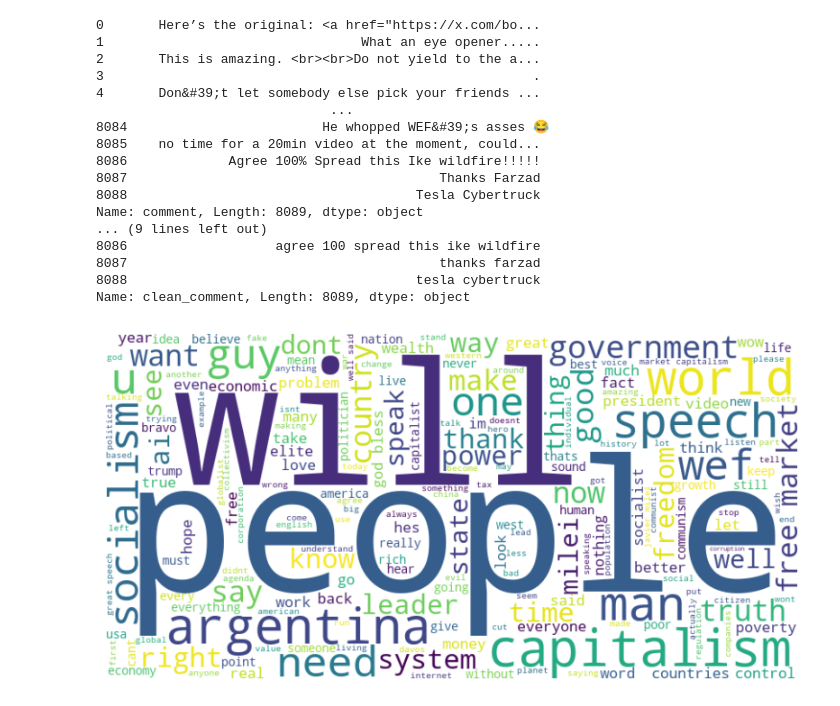
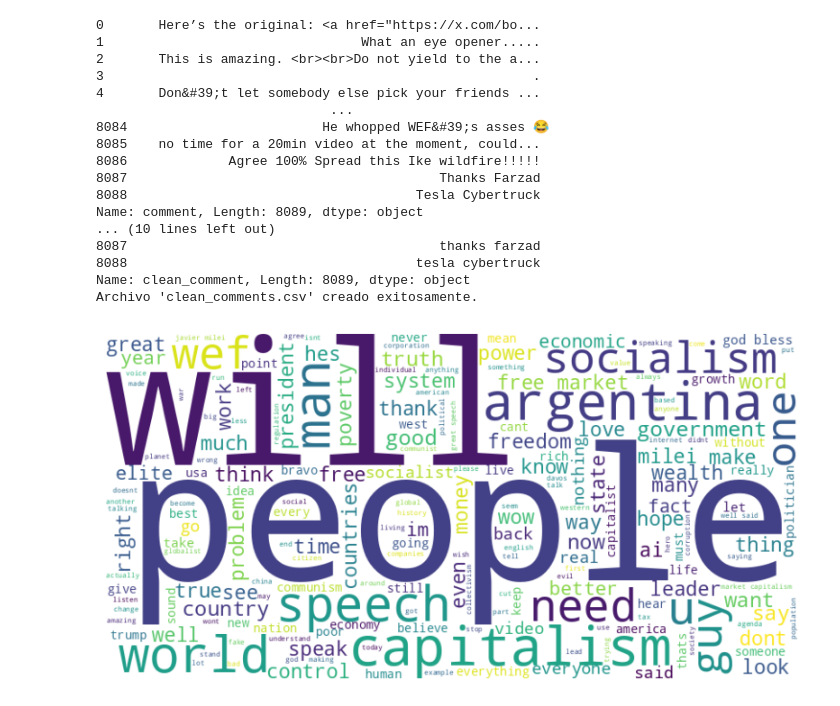
Before and after one commit to lukyferreiro/TPE-NLP, a Jupyter notebook: src/CloudOfWords.ipynb, the cells around one changed output. Saved outputs shown, nothing was run; the diff lists cells and outputs as text; code cells hidden in the pictures.

```diff
--- a/src/CloudOfWords.ipynb
+++ b/src/CloudOfWords.ipynb
@@ -32,7 +21,7 @@ import re
 import html
 
 # Leer el archivo CSV
-df = pd.read_csv("E:\ITBA\Electivas\Procesamiento de Lenguaje Natural\TPE-NLP\dataset\comments.csv")
+df = pd.read_csv("../dataset/comments.csv")
 
 # Convertir los valores de la columna 'comment' a cadenas de texto
 df['comment'] = df['comment'].astype(str)
@@ -55,44 +44,62 @@ def clean_comment(comment):
     comment = re.sub(r'[^\w\s]', '', comment)
     # Convertir a minúsculas
     comment = comment.lower()
+
+    # Retornar None si el comentario está vacío después de la limpieza
+    if comment == "" or len(comment) == 0 or comment == "nan" or re.match(r'^\s*$', comment):
+        return None
     return comment
 
 # Limpiar los comentarios
 df['clean_comment'] = df['comment'].apply(clean_comment)
 
+# Filtrar comentarios que no son None
+clean_comments = df['clean_comment'].dropna()
+
 print("-----------------------------------------------")
 print(df['clean_comment'])
 
 # Concatenar todos los comentarios en un solo string
-all_comments = " ".join(df['clean_comment'])
+all_comments = " ".join(clean_comments)
+
+# Guardar los comentarios limpios en un archivo CSV
+output_file_path = 'clean_comments.csv'
+clean_comments.to_csv(output_file_path, index=False)
+
+# Verificar que el archivo se haya creado
+try:
+    with open(output_file_path, 'r') as file:
+        print(f"Archivo '{output_file_path}' creado exitosamente.")
+except FileNotFoundError:
+    print(f"Error: No se pudo encontrar o crear el archivo '{output_file_path}'.")
 
 # Crear el objeto WordCloud
 wordcloud = WordCloud(width=800, height=400, background_color='white').generate(all_comments)
 
 # Mostrar la imagen del WordCloud
 plt.figure(figsize=(10, 5))
 plt.imshow(wordcloud, interpolation='bilinear')
 plt.axis('off')
 plt.show()
 # %% [output]
 0       Here’s the original: <a href="https://x.com/bo...
 1                                 What an eye opener.....
 2       This is amazing. <br><br>Do not yield to the a...
 3                                                       .
 4       Don&#39;t let somebody else pick your friends ...
                               ...
 8084                         He whopped WEF&#39;s asses 😂
 8085    no time for a 20min video at the moment, could...
 8086             Agree 100% Spread this Ike wildfire!!!!!
 8087                                        Thanks Farzad
 8088                                     Tesla Cybertruck
 Name: comment, Length: 8089, dtype: object
-... (9 lines left out)
-8086                   agree 100 spread this ike wildfire
+... (10 lines left out)
 8087                                        thanks farzad
 8088                                     tesla cybertruck
 Name: clean_comment, Length: 8089, dtype: object
+Archivo 'clean_comments.csv' creado exitosamente.
-[figure, old version]
+[figure, new version]
 # %%
 # Calcular la longitud de cada comentario en caracteres
 df['comment_length'] = df['clean_comment'].apply(len)
```
Also changed, not shown: parts of 10 cells of this notebook, 6 other files.
